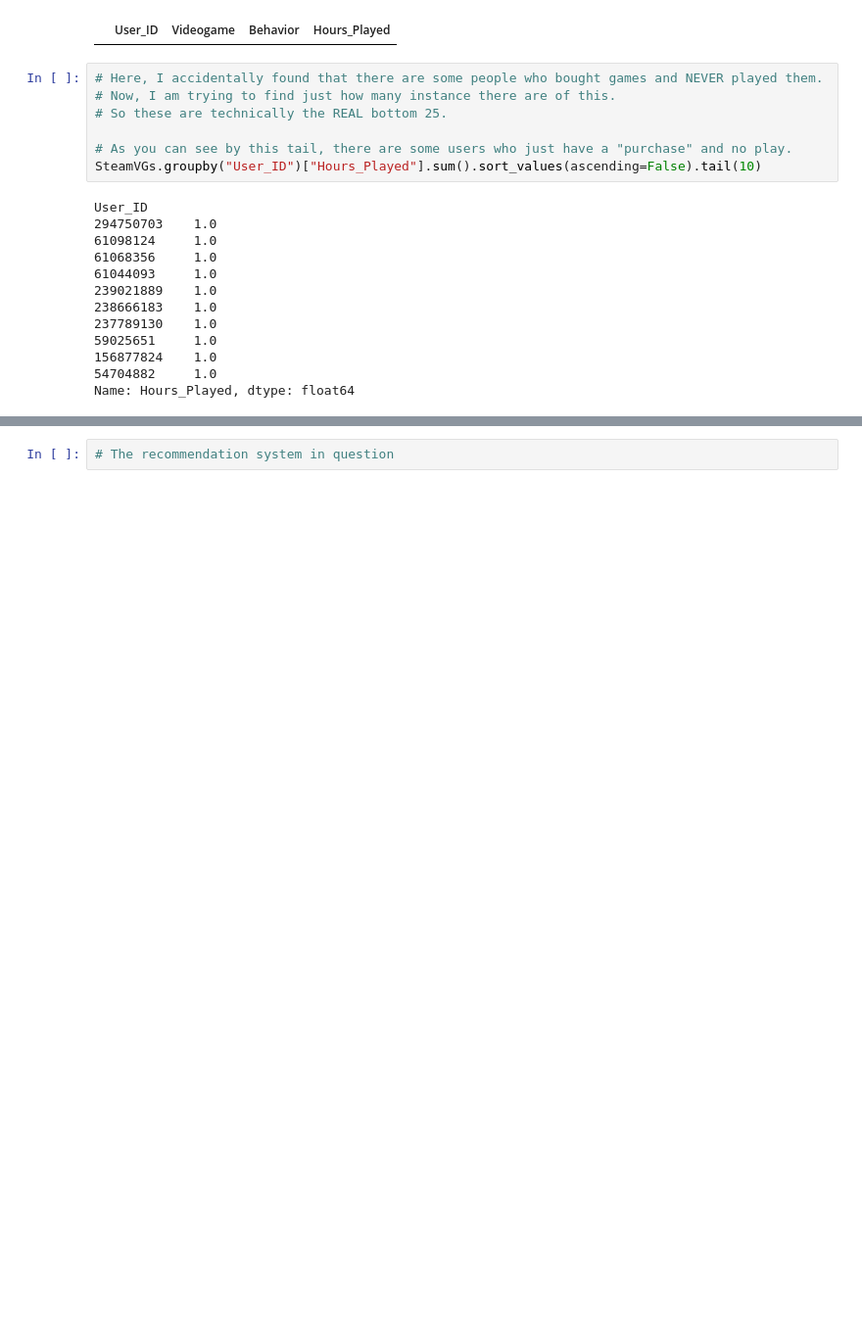
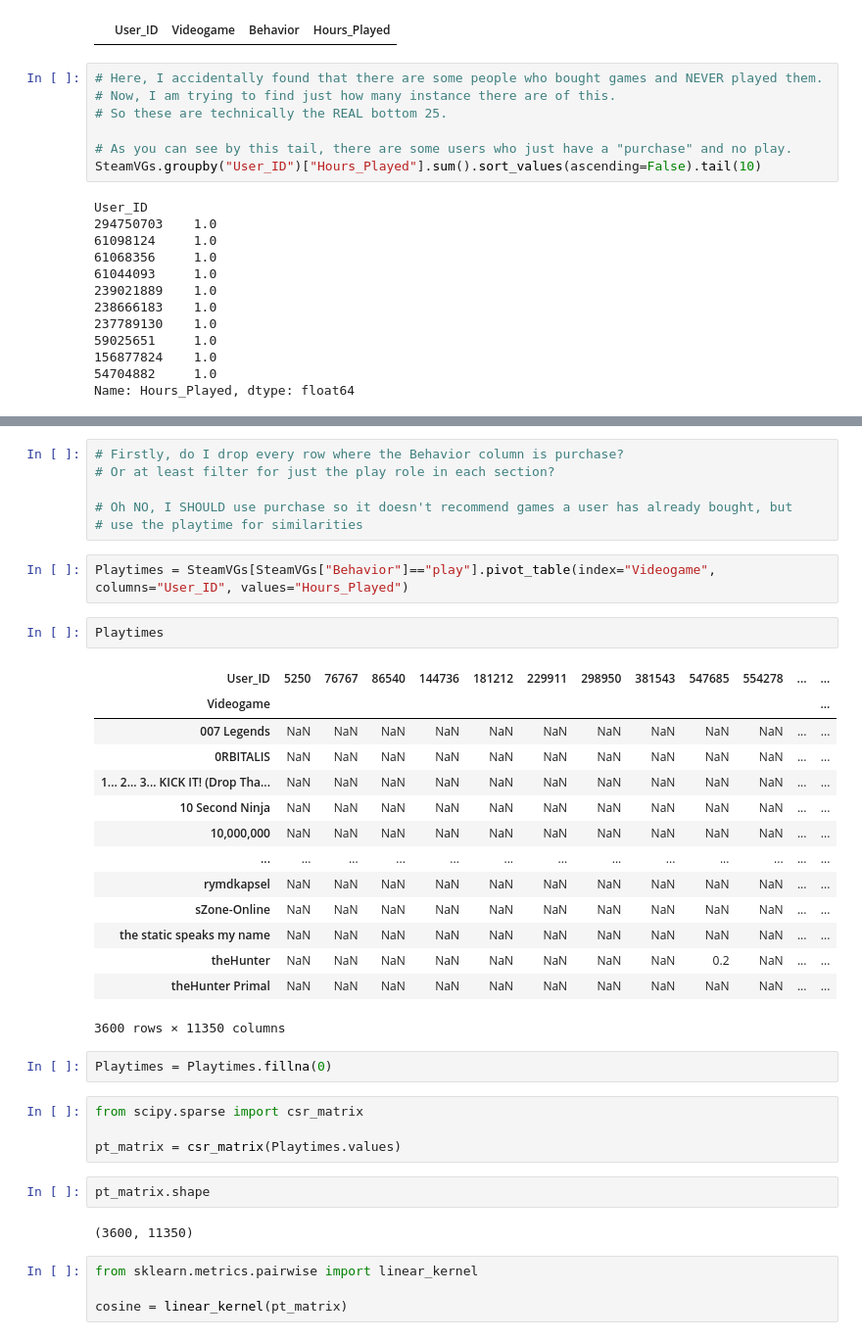
Before and after one commit to MansionAnthony/Videogame-Recommendations-Steam, a Jupyter notebook: Steam Videogame Recommendations JN.ipynb, the cells around one changed output, grey strips where cells are left out. Shown at 98% size. Drawn from its saved outputs; the diff is of its cells as text; blank space fills up the shorter version.

```diff
--- a/Steam Videogame Recommendations JN.ipynb
+++ b/Steam Videogame Recommendations JN.ipynb
@@ -256,2 +374,39 @@ There are 1043 instances of people purchasing a game and never playing them.
 # %%
-# The recommendation system in question
+# Firstly, do I drop every row where the Behavior column is purchase?
+# Or at least filter for just the play role in each section?
+
+# Oh NO, I SHOULD use purchase so it doesn't recommend games a user has already bought, but
+# use the playtime for similarities
+# %%
+Playtimes = SteamVGs[SteamVGs["Behavior"]=="play"].pivot_table(index="Videogame", columns="User_ID", values="Hours_Played")
+# %%
+Playtimes
+# %% [output]
+| User_ID | 5250 | 76767 | 86540 | 144736 | 181212 | 229911 | 298950 | 381543 | 547685 | 554278 | ... | ... |
+| Videogame |  |  |  |  |  |  |  |  |  |  |  | ... |
+| 007 Legends | NaN | NaN | NaN | NaN | NaN | NaN | NaN | NaN | NaN | NaN | ... | ... |
+| 0RBITALIS | NaN | NaN | NaN | NaN | NaN | NaN | NaN | NaN | NaN | NaN | ... | ... |
+| 1... 2... 3... KICK IT! (Drop Tha... | NaN | NaN | NaN | NaN | NaN | NaN | NaN | NaN | NaN | NaN | ... | ... |
+| 10 Second Ninja | NaN | NaN | NaN | NaN | NaN | NaN | NaN | NaN | NaN | NaN | ... | ... |
+| 10,000,000 | NaN | NaN | NaN | NaN | NaN | NaN | NaN | NaN | NaN | NaN | ... | ... |
+| ... | ... | ... | ... | ... | ... | ... | ... | ... | ... | ... | ... | ... |
+| rymdkapsel | NaN | NaN | NaN | NaN | NaN | NaN | NaN | NaN | NaN | NaN | ... | ... |
+| sZone-Online | NaN | NaN | NaN | NaN | NaN | NaN | NaN | NaN | NaN | NaN | ... | ... |
+| the static speaks my name | NaN | NaN | NaN | NaN | NaN | NaN | NaN | NaN | NaN | NaN | ... | ... |
+| theHunter | NaN | NaN | NaN | NaN | NaN | NaN | NaN | NaN | 0.2 | NaN | ... | ... |
+| theHunter Primal | NaN | NaN | NaN | NaN | NaN | NaN | NaN | NaN | NaN | NaN | ... | ... |
+3600 rows × 11350 columns
+# %%
+Playtimes = Playtimes.fillna(0)
+# %%
+from scipy.sparse import csr_matrix
+
+pt_matrix = csr_matrix(Playtimes.values)
+# %%
+pt_matrix.shape
+# %% [output]
+(3600, 11350)
+# %%
+from sklearn.metrics.pairwise import linear_kernel
+
+cosine = linear_kernel(pt_matrix)
```
Also changed, not shown: parts of 19 cells of this notebook.
